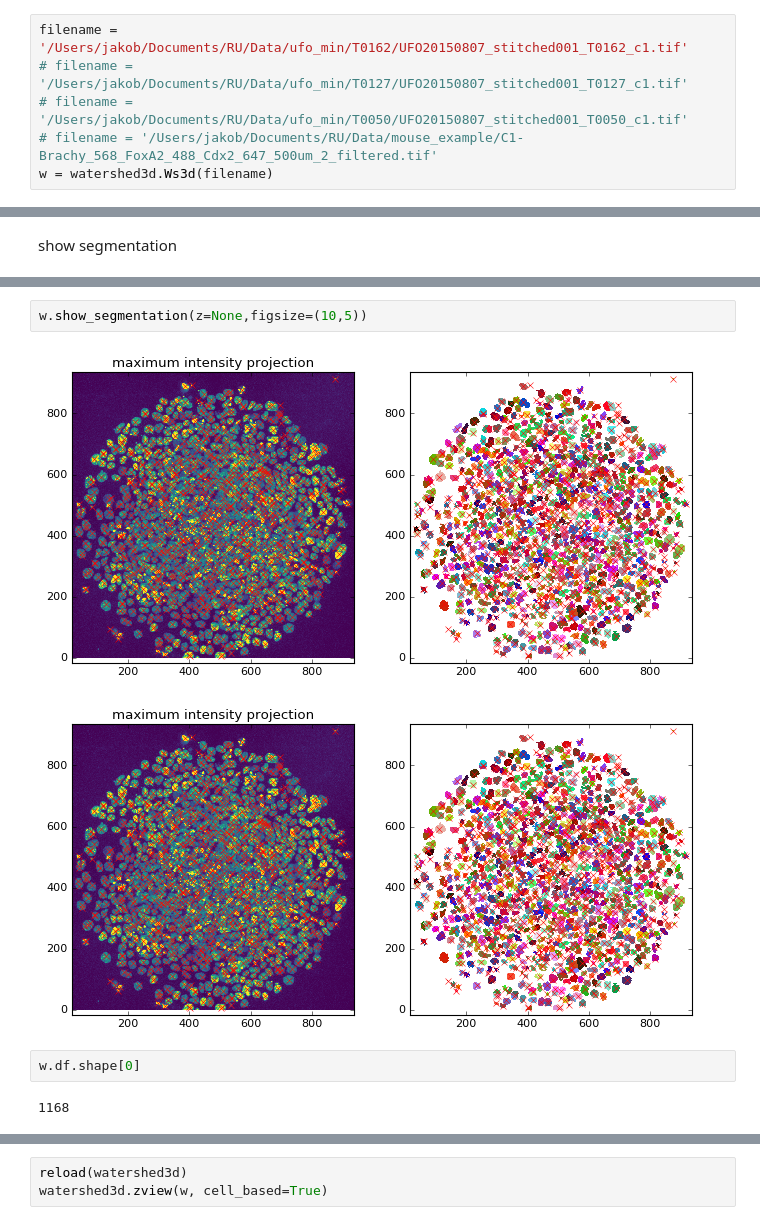
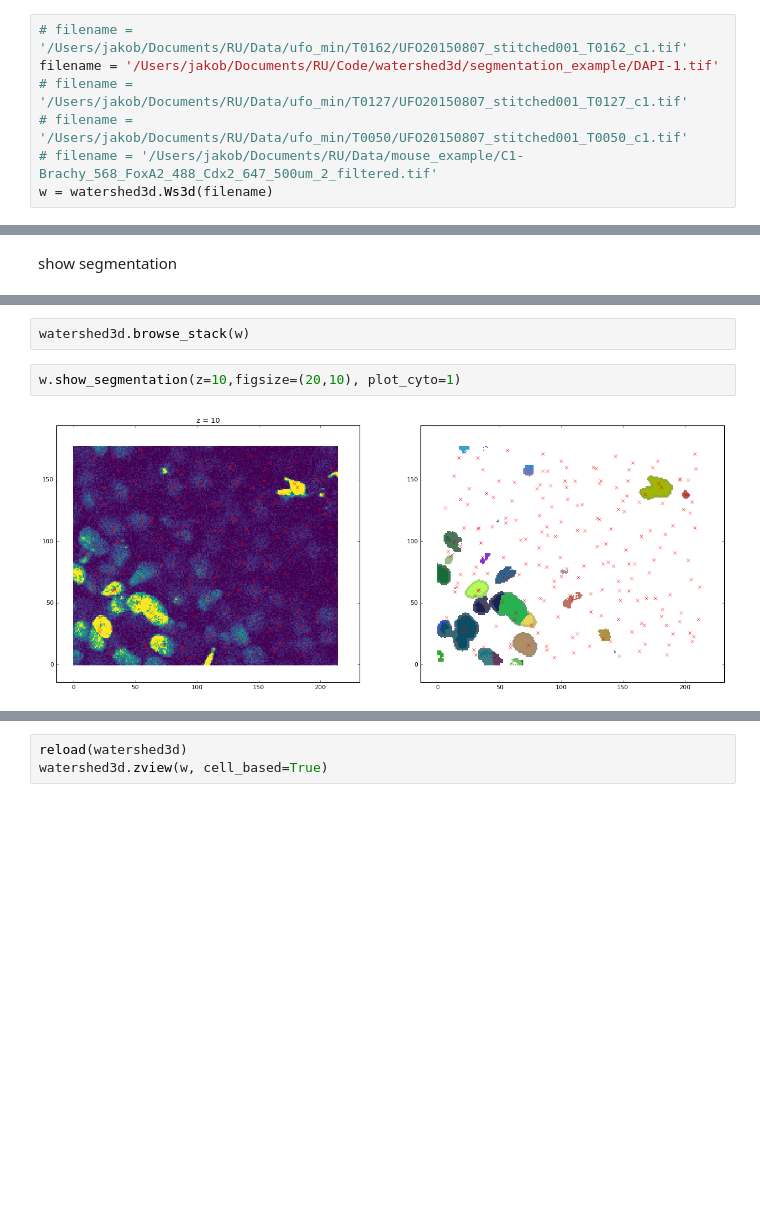
Before and after one commit to jjmetzger/stemcell_segmentation, a Jupyter notebook: watershed3d.ipynb, the cells around one changed output, grey strips where cells are left out. Saved outputs shown, nothing was run; the diff lists cells and outputs as text; blank space fills up the shorter version.

Commit message:
- fixed browse_stack - fixed cytoplasm

```diff
--- a/watershed3d.ipynb
+++ b/watershed3d.ipynb
@@ -16,7 +16,8 @@ from matplotlib.pylab import imshow, plot, subplots, hist, scatter, bar, step, a
 # %% [markdown]
 load file
 # %%
-filename = '/Users/jakob/Documents/RU/Data/ufo_min/T0162/UFO20150807_stitched001_T0162_c1.tif'
+# filename = '/Users/jakob/Documents/RU/Data/ufo_min/T0162/UFO20150807_stitched001_T0162_c1.tif'
+filename = '/Users/jakob/Documents/RU/Code/watershed3d/segmentation_example/DAPI-1.tif'
 # filename = '/Users/jakob/Documents/RU/Data/ufo_min/T0127/UFO20150807_stitched001_T0127_c1.tif'
 # filename = '/Users/jakob/Documents/RU/Data/ufo_min/T0050/UFO20150807_stitched001_T0050_c1.tif'
 # filename = '/Users/jakob/Documents/RU/Data/mouse_example/C1-Brachy_568_FoxA2_488_Cdx2_647_500um_2_filtered.tif'
@@ -37,9 +52,6 @@ show segmentation
+# %%
+watershed3d.browse_stack(w)
 # %%
-w.show_segmentation(z=None,figsize=(10,5))
+w.show_segmentation(z=10,figsize=(20,10), plot_cyto=1)
 # %% [output]
-[figure, old version]
+[figure, new version]
-[figure, removed]
-# %%
-w.df.shape[0]
-# %% [output]
-1168
```
Also changed, not shown: parts of 4 cells of this notebook, 1 other file.
